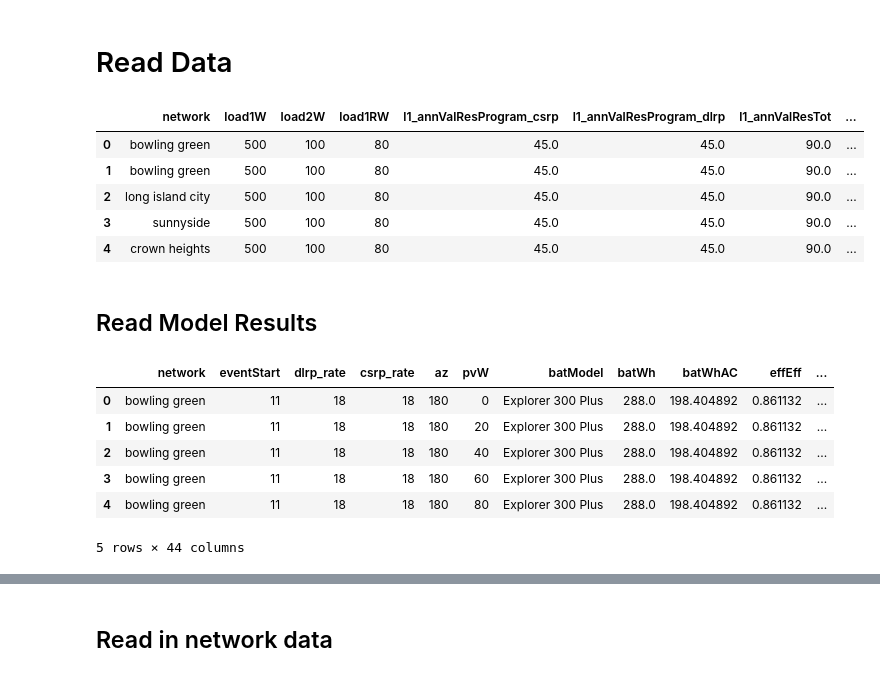
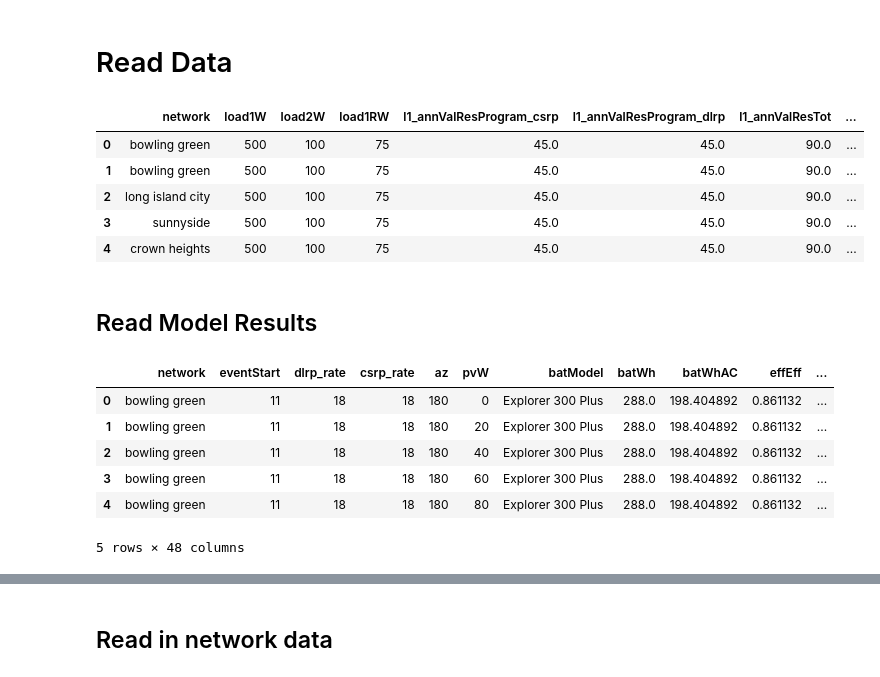
Before and after one commit to alexnathanson/TEA_AggregatedOffGridPVPowerStations, a Jupyter notebook: analysis_v2.ipynb, the cells around one changed output, grey strips where cells are left out. Drawn from its saved outputs; the diff is of its cells as text; code cells hidden in the pictures.

```diff
--- a/analysis_v2.ipynb
+++ b/analysis_v2.ipynb
@@ -18,21 +18,21 @@ myNetworks = ['bowling green','long island city','sunnyside','crown heights','gr
 # %% [markdown]
 # Read Data
 # %%
-network_df = pd.read_csv('results/network_df_1751159552.csv')
+network_df = pd.read_csv('results/network_df_1751484356.csv')
 network_df = network_df.drop(columns='Unnamed: 0')
 network_df.head()
 # %% [output]
 |  | network | load1W | load2W | load1RW | l1_annValResProgram_csrp | l1_annValResProgram_dlrp | l1_annValResTot | ... |
-| 0 | bowling green | 500 | 100 | 80 | 45.0 | 45.0 | 90.0 | ... |
-| 1 | bowling green | 500 | 100 | 80 | 45.0 | 45.0 | 90.0 | ... |
-| 2 | long island city | 500 | 100 | 80 | 45.0 | 45.0 | 90.0 | ... |
-| 3 | sunnyside | 500 | 100 | 80 | 45.0 | 45.0 | 90.0 | ... |
-| 4 | crown heights | 500 | 100 | 80 | 45.0 | 45.0 | 90.0 | ... |
+| 0 | bowling green | 500 | 100 | 75 | 45.0 | 45.0 | 90.0 | ... |
+| 1 | bowling green | 500 | 100 | 75 | 45.0 | 45.0 | 90.0 | ... |
+| 2 | long island city | 500 | 100 | 75 | 45.0 | 45.0 | 90.0 | ... |
+| 3 | sunnyside | 500 | 100 | 75 | 45.0 | 45.0 | 90.0 | ... |
+| 4 | crown heights | 500 | 100 | 75 | 45.0 | 45.0 | 90.0 | ... |
 # %% [markdown]
 ## Read Model Results
 # %%
 #submitted paper results
-results_df = pd.read_csv('results/results_df_1751159553.csv')
+results_df = pd.read_csv('results/results_df_1751484357.csv')
 
 #V-5B analysis results
 # results_df = pd.read_csv('results/results_df_1735343451.csv')
@@ -46,4 +46,4 @@ results_df.head()
 | 2 | bowling green | 11 | 18 | 18 | 180 | 40 | Explorer 300 Plus | 288.0 | 198.404892 | 0.861132 | ... |
 | 3 | bowling green | 11 | 18 | 18 | 180 | 60 | Explorer 300 Plus | 288.0 | 198.404892 | 0.861132 | ... |
 | 4 | bowling green | 11 | 18 | 18 | 180 | 80 | Explorer 300 Plus | 288.0 | 198.404892 | 0.861132 | ... |
-5 rows × 44 columns
+5 rows × 48 columns
```
Also changed, not shown: parts of 23 cells of this notebook.
